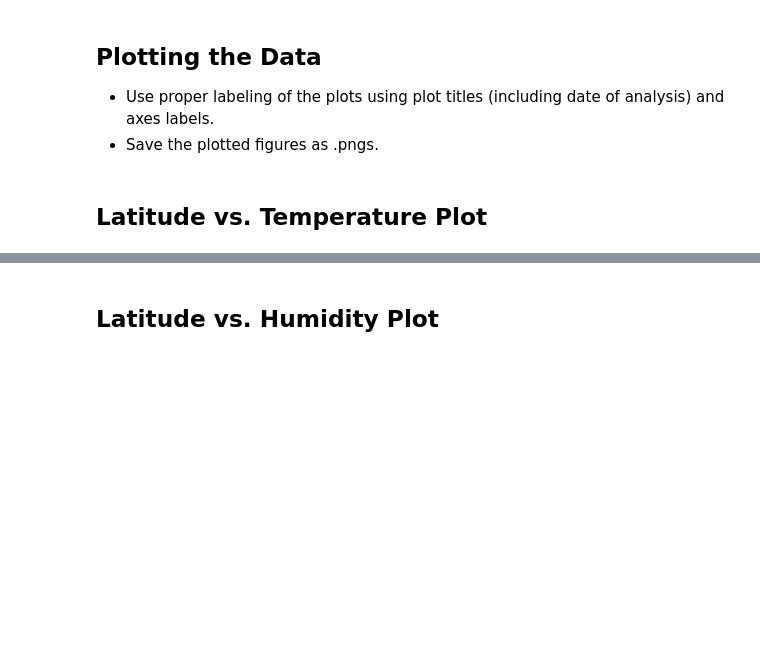
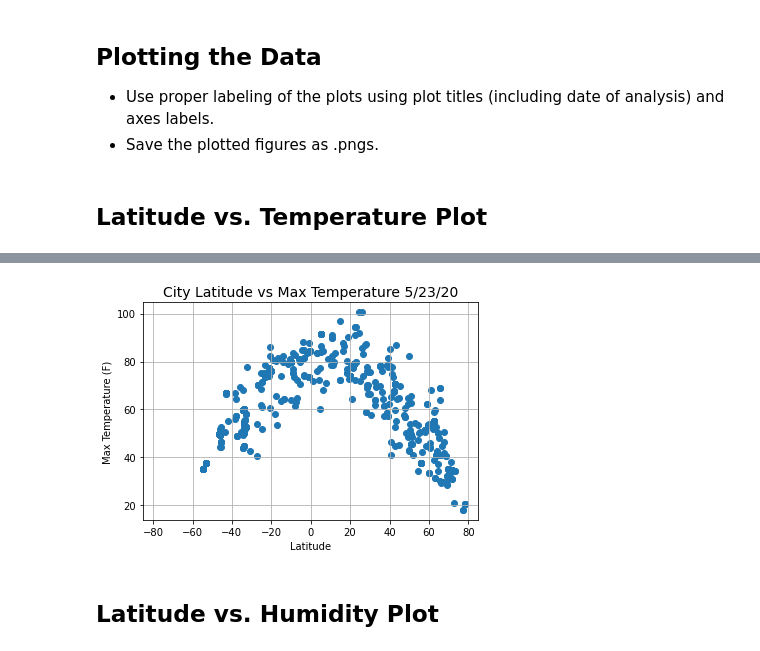
Before and after one commit to adamholcomb/python-api-challenge, a Jupyter notebook: WeatherPy/WeatherPy.ipynb, the cells around one changed output, grey strips where cells are left out. Drawn from its saved outputs; the diff is of its cells as text; code cells hidden in the pictures; blank space fills up the shorter version.

Commit message:
Construct first scatter plot: Lat v Temp

```diff
--- a/WeatherPy/WeatherPy.ipynb
+++ b/WeatherPy/WeatherPy.ipynb
@@ -240,3 +243,14 @@ Int64Index([], dtype='int64')
+# %%
+temp_plot = plt.scatter(data_df["Lat"],data_df["Max Temp"])
+plt.xlabel("Latitude")
+plt.ylabel("Max Temperature (F)")
+plt.title("City Latitude vs Max Temperature 5/23/20",size=14)
+plt.xlim(-85,85)
+plt.grid()
+
+plt.show(temp_plot)
+# %% [output]
+[figure, added]
 # %% [markdown]
 ## Latitude vs. Humidity Plot
 # %%
```
Also changed, not shown: parts of 4 cells of this notebook.
